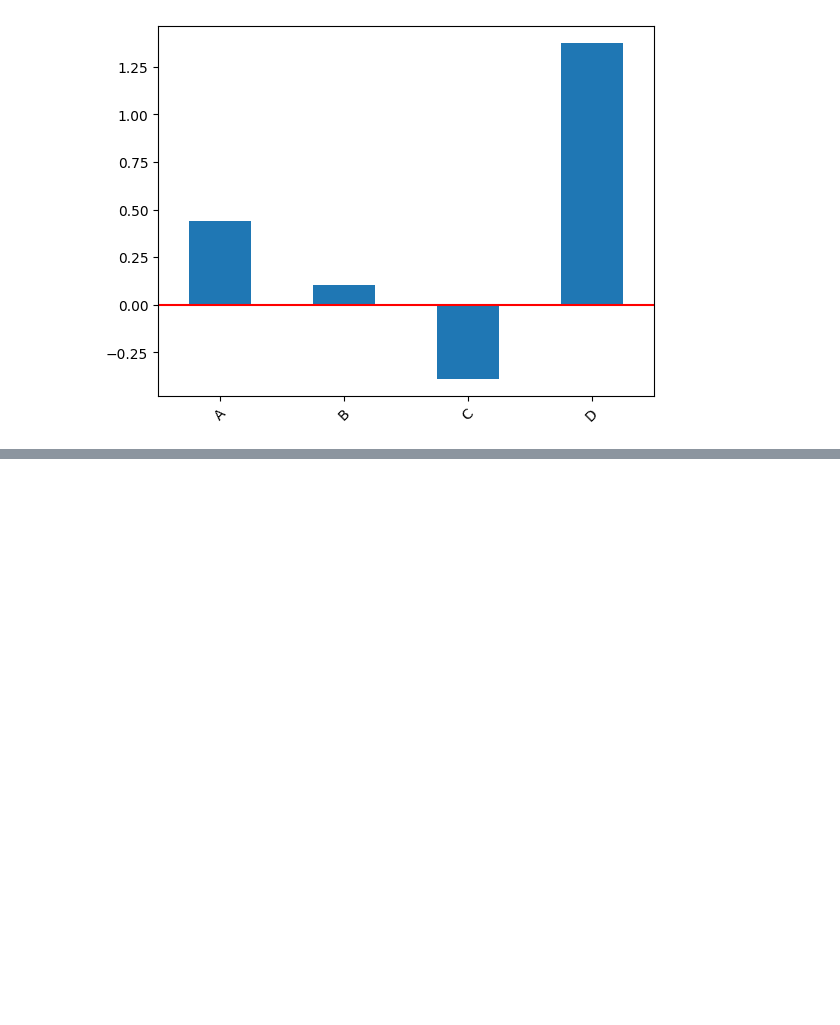
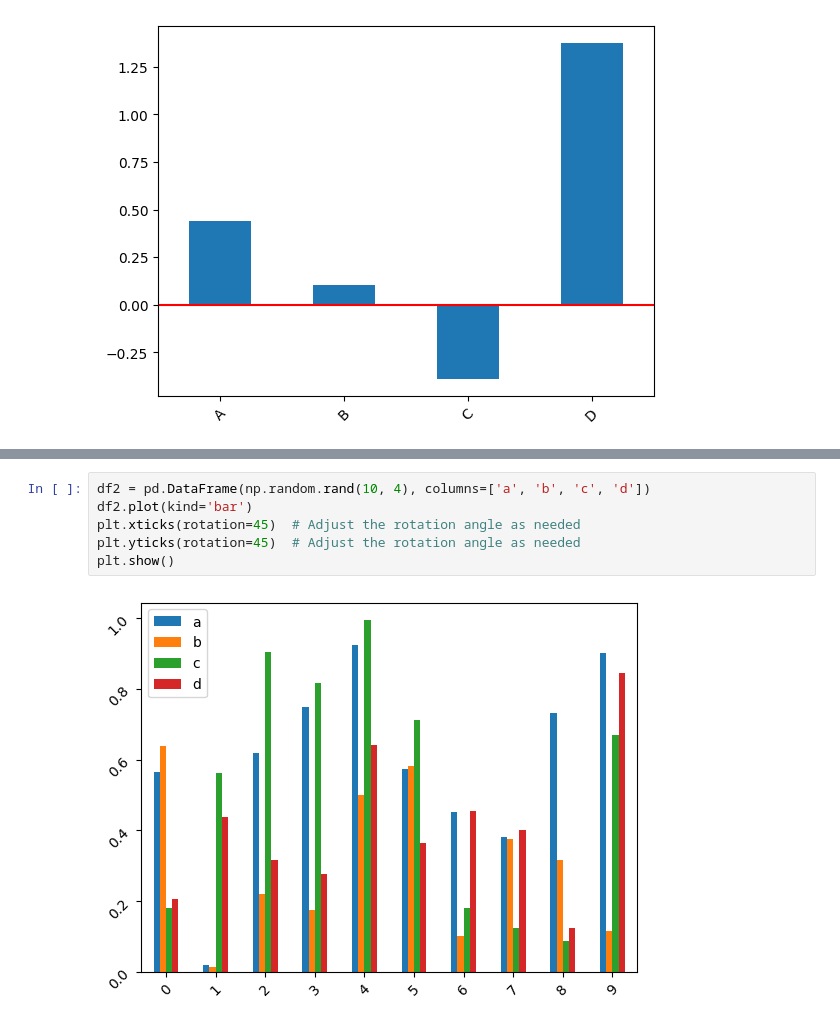
Before and after one commit to Votr2x/CODERS, a Jupyter notebook: Resources/Python/Visualization.ipynb, the cells around one changed output, grey strips where cells are left out. Saved outputs shown, nothing was run; the diff lists cells and outputs as text; blank space fills up the shorter version.

```diff
--- a/Resources/Python/Visualization.ipynb
+++ b/Resources/Python/Visualization.ipynb
@@ -16,0 +22,8 @@ plt.show()
+# %%
+df2 = pd.DataFrame(np.random.rand(10, 4), columns=['a', 'b', 'c', 'd'])
+df2.plot(kind='bar')
+plt.xticks(rotation=45)  # Adjust the rotation angle as needed
+plt.yticks(rotation=45)  # Adjust the rotation angle as needed
+plt.show()
+# %% [output]
+[figure, added]
```
Also changed, not shown: parts of 2 cells of this notebook.
